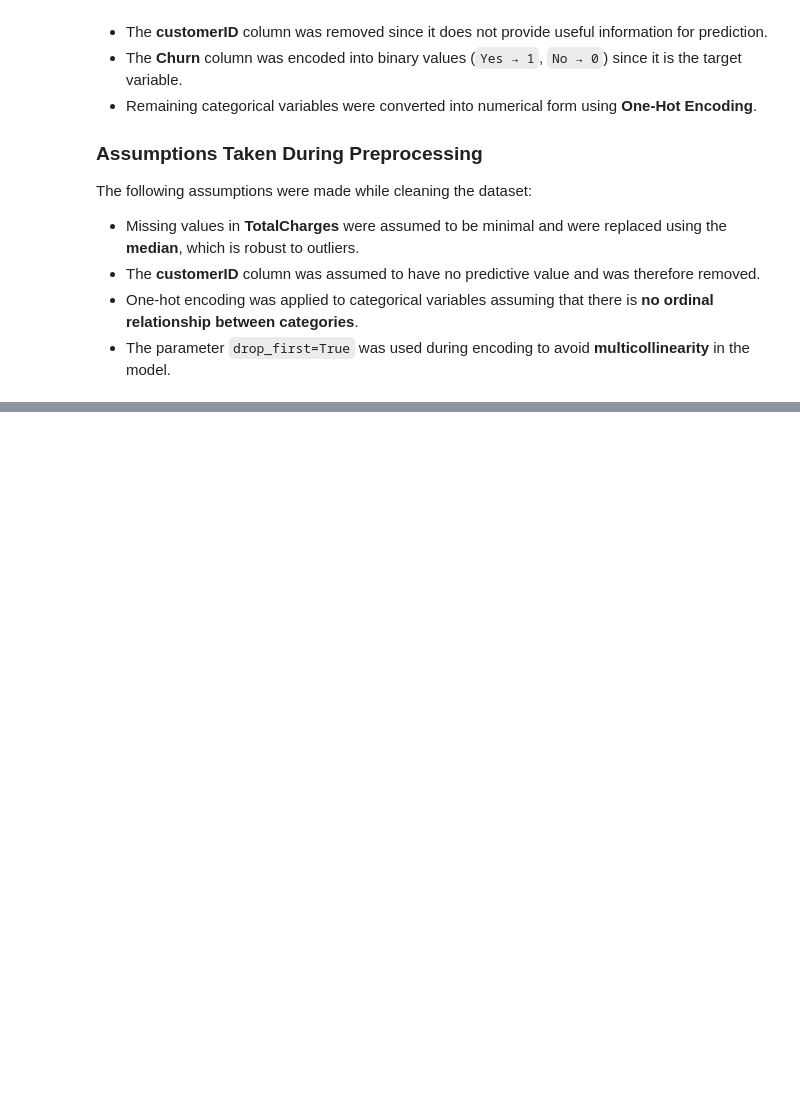
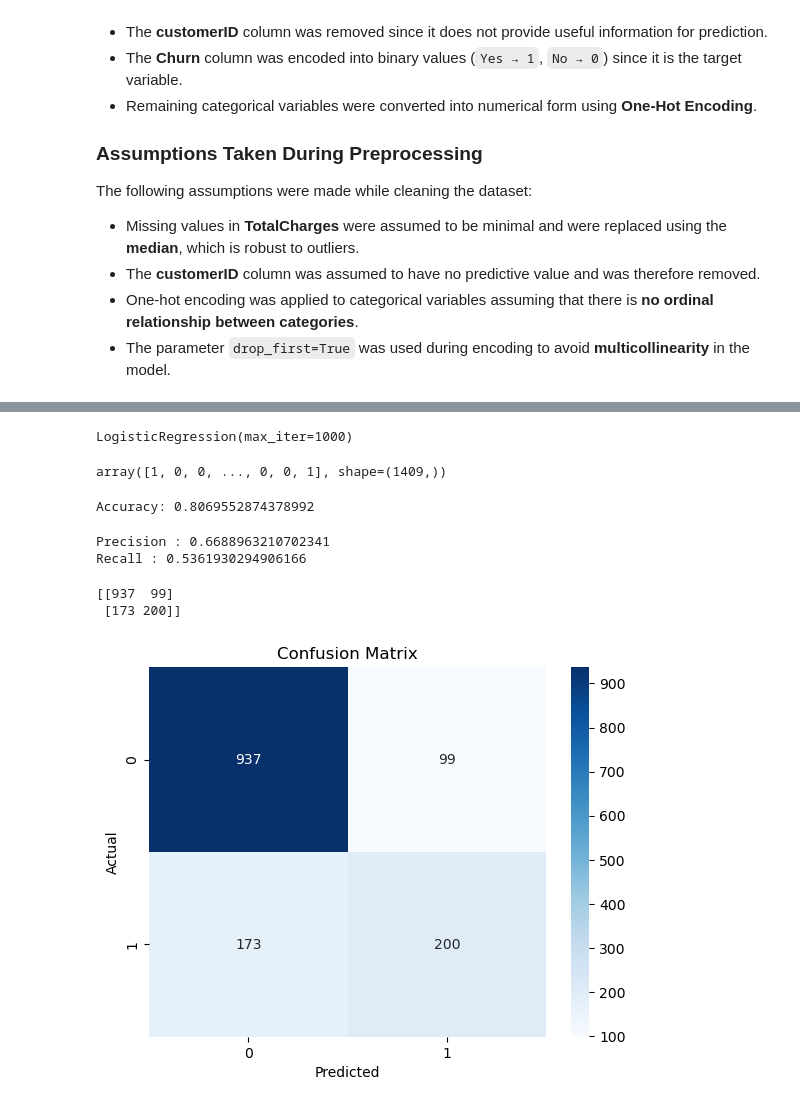
Before and after one commit to akhilabismi/ML_PROJECT, a Jupyter notebook: Notebooks/customer churn prediction.ipynb, the cells around one changed output, grey strips where cells are left out. Drawn from its saved outputs; the diff is of its cells as text; code cells hidden in the pictures; blank space fills up the shorter version.

```diff
--- a/Notebooks/customer churn prediction.ipynb
+++ b/Notebooks/customer churn prediction.ipynb
@@ -355,0 +438,54 @@ The following assumptions were made while cleaning the dataset:
+# %%
+from sklearn.preprocessing import StandardScaler
+
+scaler = StandardScaler()
+X_train = scaler.fit_transform(X_train)
+X_test = scaler.transform(X_test)
+# %%
+from sklearn.linear_model import LogisticRegression
+
+model = LogisticRegression(max_iter = 1000)
+model.fit(X_train, y_train)
+# %% [output]
+LogisticRegression(max_iter=1000)
+# %%
+y_pred = model.predict(X_test)
+y_pred
+# %% [output]
+array([1, 0, 0, ..., 0, 0, 1], shape=(1409,))
+# %%
+from sklearn.metrics import accuracy_score
+
+accuracy = accuracy_score(y_test,y_pred)
+print("Accuracy:", accuracy)
+# %% [output]
+Accuracy: 0.8069552874378992
+# %%
+from sklearn.metrics import precision_score,recall_score
+
+precision = precision_score(y_test,y_pred)
+recall = recall_score(y_test, y_pred)
+print("Precision :", precision)
+print("Recall :", recall)
+# %% [output]
+Precision : 0.6688963210702341
+Recall : 0.5361930294906166
+# %%
+from sklearn.metrics import confusion_matrix
+
+cm = confusion_matrix(y_test, y_pred)
+print(cm)
+# %% [output]
+[[937  99]
+ [173 200]]
+# %%
+import seaborn as sns
+import matplotlib.pyplot as plt
+
+sns.heatmap(cm, annot = True, fmt = 'd', cmap = 'Blues')
+plt.title('Confusion Matrix')
+plt.xlabel('Predicted')
+plt.ylabel('Actual')
+plt.show()
+# %% [output]
+[figure, added]
```
Also changed, not shown: parts of 35 cells of this notebook.
